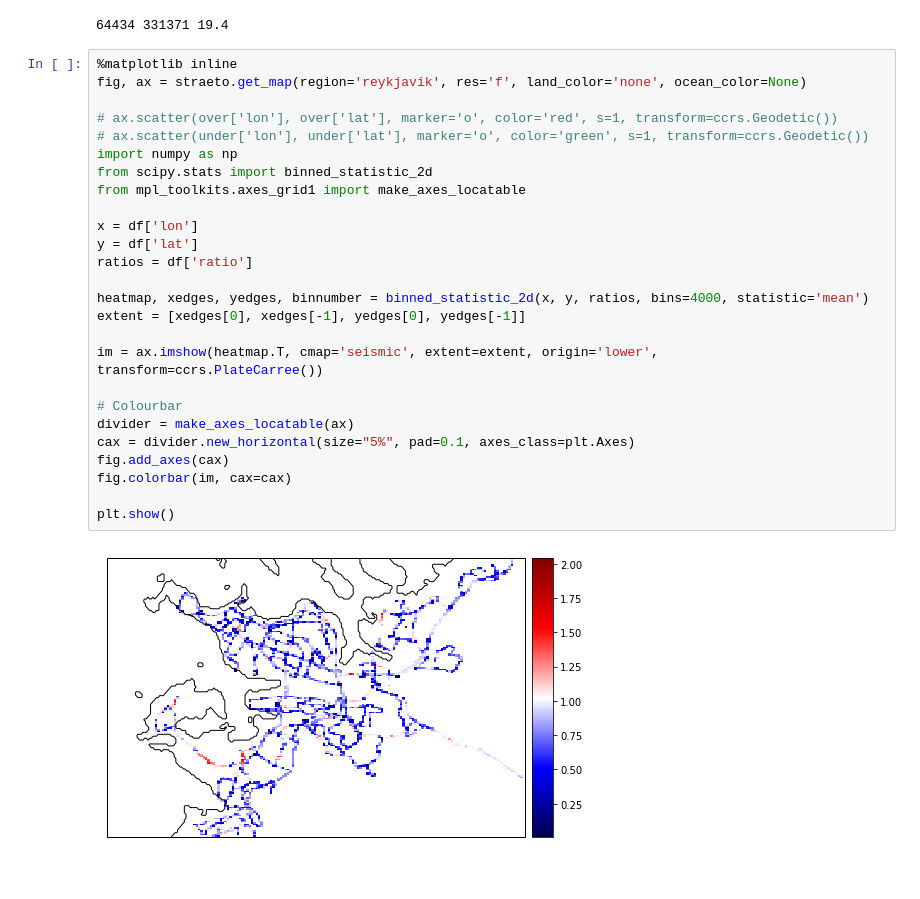
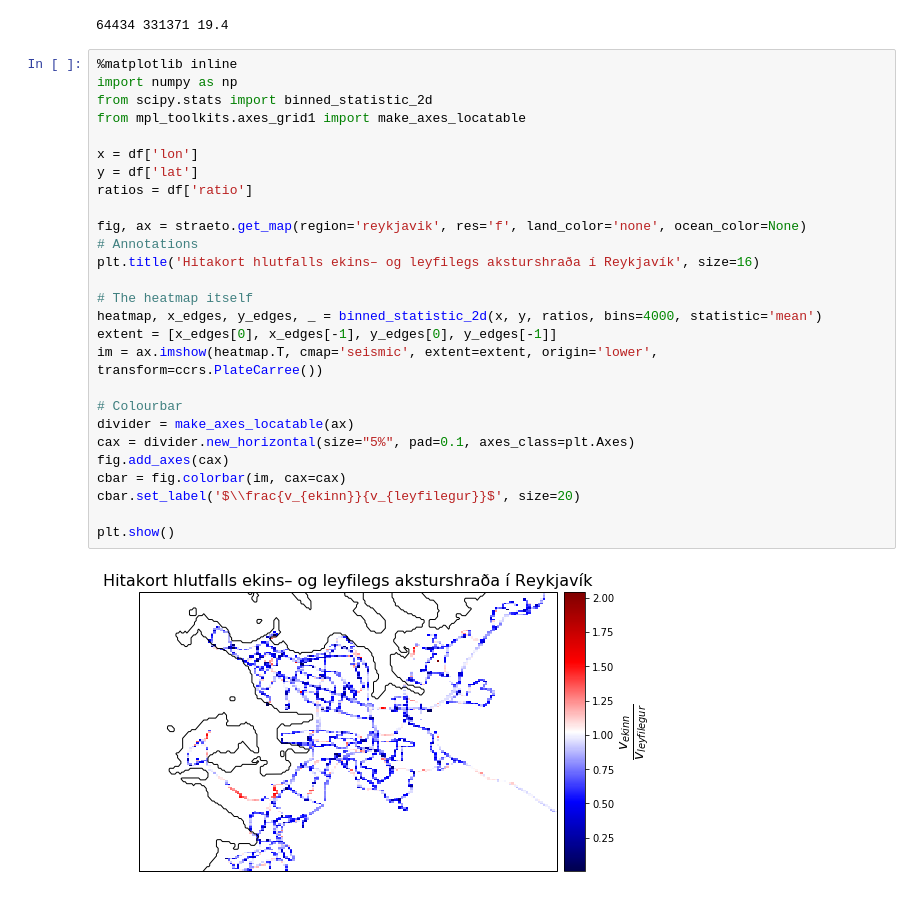
Before and after one commit to ArniDagur/straeto-notebook, a Jupyter notebook: straeto-notebook.ipynb, the cells around one changed output. Saved outputs shown, nothing was run; the diff lists cells and outputs as text.

Commit message:
further improved heatmap

```diff
--- a/straeto-notebook.ipynb
+++ b/straeto-notebook.ipynb
@@ -229,29 +229,30 @@ print(len(over), len(under), round(len(over)*100/len(under), 1))
 64434 331371 19.4
 # %%
 %matplotlib inline
-fig, ax = straeto.get_map(region='reykjavik', res='f', land_color='none', ocean_color=None)
-
-# ax.scatter(over['lon'], over['lat'], marker='o', color='red', s=1, transform=ccrs.Geodetic())
-# ax.scatter(under['lon'], under['lat'], marker='o', color='green', s=1, transform=ccrs.Geodetic())
 import numpy as np
 from scipy.stats import binned_statistic_2d
 from mpl_toolkits.axes_grid1 import make_axes_locatable
 
 x = df['lon']
 y = df['lat']
 ratios = df['ratio']
 
-heatmap, xedges, yedges, binnumber = binned_statistic_2d(x, y, ratios, bins=4000, statistic='mean')
-extent = [xedges[0], xedges[-1], yedges[0], yedges[-1]]
+fig, ax = straeto.get_map(region='reykjavik', res='f', land_color='none', ocean_color=None)
+# Annotations
+plt.title('Hitakort hlutfalls ekins– og leyfilegs aksturshraða í Reykjavík', size=16)
 
+# The heatmap itself
+heatmap, x_edges, y_edges, _ = binned_statistic_2d(x, y, ratios, bins=4000, statistic='mean')
+extent = [x_edges[0], x_edges[-1], y_edges[0], y_edges[-1]]
 im = ax.imshow(heatmap.T, cmap='seismic', extent=extent, origin='lower', transform=ccrs.PlateCarree())
 
 # Colourbar
 divider = make_axes_locatable(ax)
 cax = divider.new_horizontal(size="5%", pad=0.1, axes_class=plt.Axes)
 fig.add_axes(cax)
-fig.colorbar(im, cax=cax)
+cbar = fig.colorbar(im, cax=cax)
+cbar.set_label('$\\frac{v_{ekinn}}{v_{leyfilegur}}$', size=20)
 
 plt.show()
 # %% [output]
-[figure, old version]
+[figure, new version]
```
